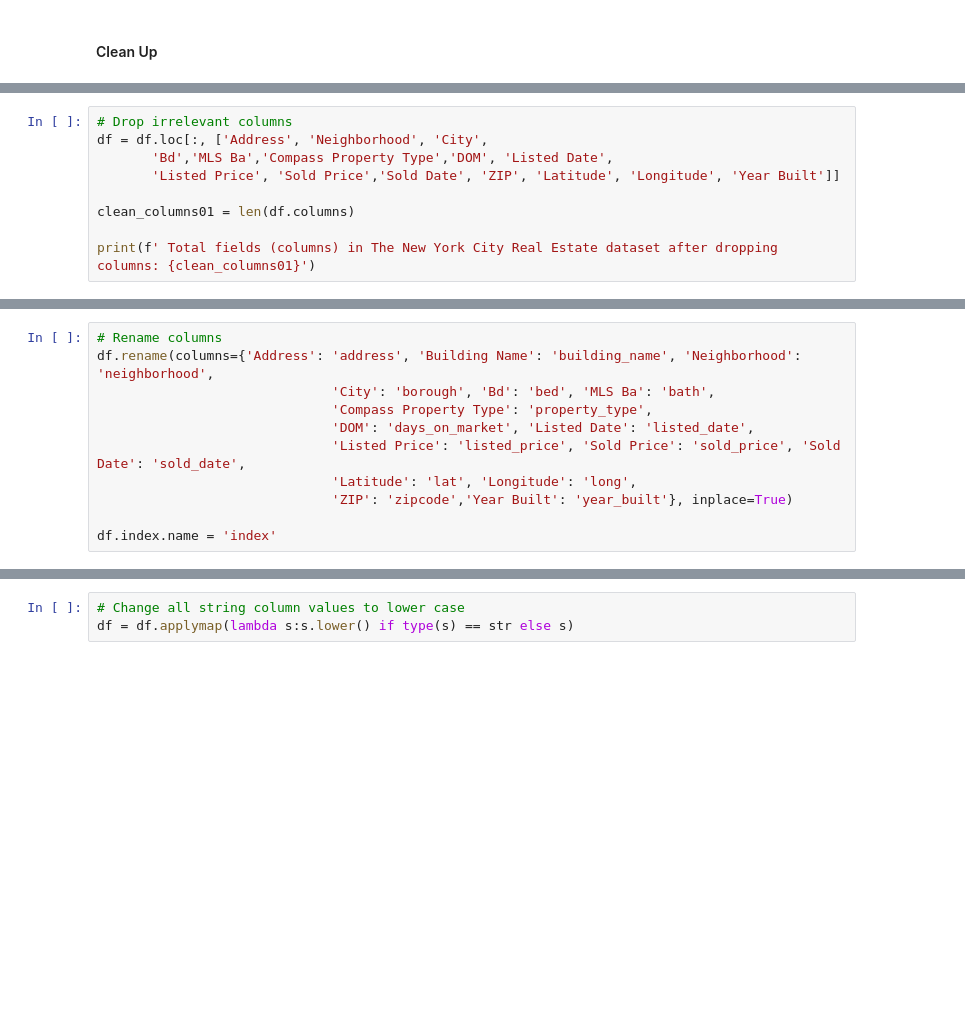
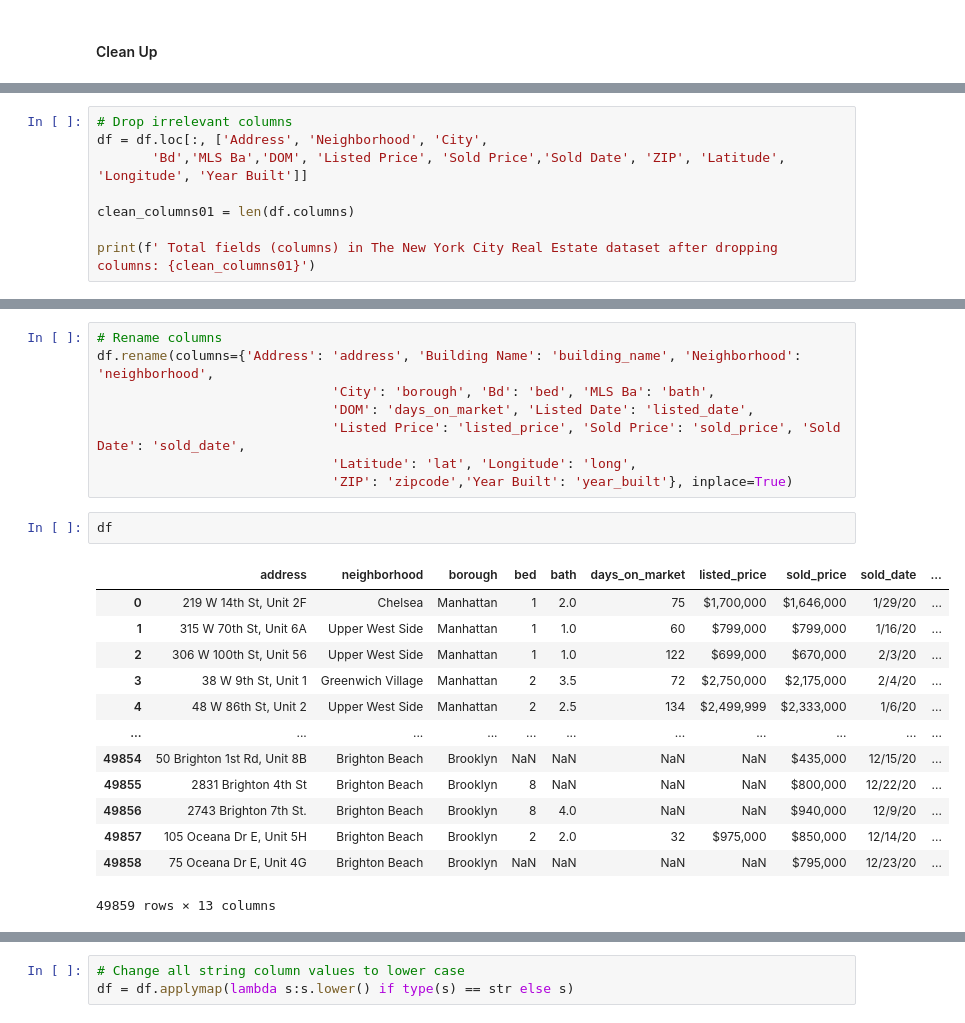
Before and after one commit to alisonsadel/NYC-Challenge, a Jupyter notebook: python_files/Real Estate Data Final.ipynb, the cells around one changed output, grey strips where cells are left out. Cells and saved outputs as stored; diff of their text form; blank space fills up the shorter version.

```diff
--- a/python_files/Real Estate Data Final.ipynb
+++ b/python_files/Real Estate Data Final.ipynb
@@ -81,8 +81,7 @@ Index(['Address', 'Building Name', 'Neighborhood', 'City',
 # %%
 # Drop irrelevant columns
 df = df.loc[:, ['Address', 'Neighborhood', 'City',
-       'Bd','MLS Ba','Compass Property Type','DOM', 'Listed Date',
-       'Listed Price', 'Sold Price','Sold Date', 'ZIP', 'Latitude', 'Longitude', 'Year Built']]
+       'Bd','MLS Ba','DOM', 'Listed Price', 'Sold Price','Sold Date', 'ZIP', 'Latitude', 'Longitude', 'Year Built']]
 
 clean_columns01 = len(df.columns)
 
@@ -93,10 +99,23 @@ print(f' Total fields (columns) in The New York City Real Estate dataset after d
 # Rename columns
 df.rename(columns={'Address': 'address', 'Building Name': 'building_name', 'Neighborhood': 'neighborhood',
                               'City': 'borough', 'Bd': 'bed', 'MLS Ba': 'bath',
-                              'Compass Property Type': 'property_type',
                               'DOM': 'days_on_market', 'Listed Date': 'listed_date',
                               'Listed Price': 'listed_price', 'Sold Price': 'sold_price', 'Sold Date': 'sold_date',
                               'Latitude': 'lat', 'Longitude': 'long',
                               'ZIP': 'zipcode','Year Built': 'year_built'}, inplace=True)
-
-df.index.name = 'index'
+# %%
+df
+# %% [output]
+|  | address | neighborhood | borough | bed | bath | days_on_market | listed_price | sold_price | sold_date | ... |
+| 0 | 219 W 14th St, Unit 2F | Chelsea | Manhattan | 1 | 2.0 | 75 | $1,700,000 | $1,646,000 | 1/29/20 | ... |
+| 1 | 315 W 70th St, Unit 6A | Upper West Side | Manhattan | 1 | 1.0 | 60 | $799,000 | $799,000 | 1/16/20 | ... |
+| 2 | 306 W 100th St, Unit 56 | Upper West Side | Manhattan | 1 | 1.0 | 122 | $699,000 | $670,000 | 2/3/20 | ... |
+| 3 | 38 W 9th St, Unit 1 | Greenwich Village | Manhattan | 2 | 3.5 | 72 | $2,750,000 | $2,175,000 | 2/4/20 | ... |
+| 4 | 48 W 86th St, Unit 2 | Upper West Side | Manhattan | 2 | 2.5 | 134 | $2,499,999 | $2,333,000 | 1/6/20 | ... |
+| ... | ... | ... | ... | ... | ... | ... | ... | ... | ... | ... |
+| 49854 | 50 Brighton 1st Rd, Unit 8B | Brighton Beach | Brooklyn | NaN | NaN | NaN | NaN | $435,000 | 12/15/20 | ... |
+| 49855 | 2831 Brighton 4th St | Brighton Beach | Brooklyn | 8 | NaN | NaN | NaN | $800,000 | 12/22/20 | ... |
+| 49856 | 2743 Brighton 7th St. | Brighton Beach | Brooklyn | 8 | 4.0 | NaN | NaN | $940,000 | 12/9/20 | ... |
+| 49857 | 105 Oceana Dr E, Unit 5H | Brighton Beach | Brooklyn | 2 | 2.0 | 32 | $975,000 | $850,000 | 12/14/20 | ... |
+| 49858 | 75 Oceana Dr E, Unit 4G | Brighton Beach | Brooklyn | NaN | NaN | NaN | NaN | $795,000 | 12/23/20 | ... |
+49859 rows × 13 columns
```
Also changed, not shown: parts of 37 cells of this notebook, 12 other files.
